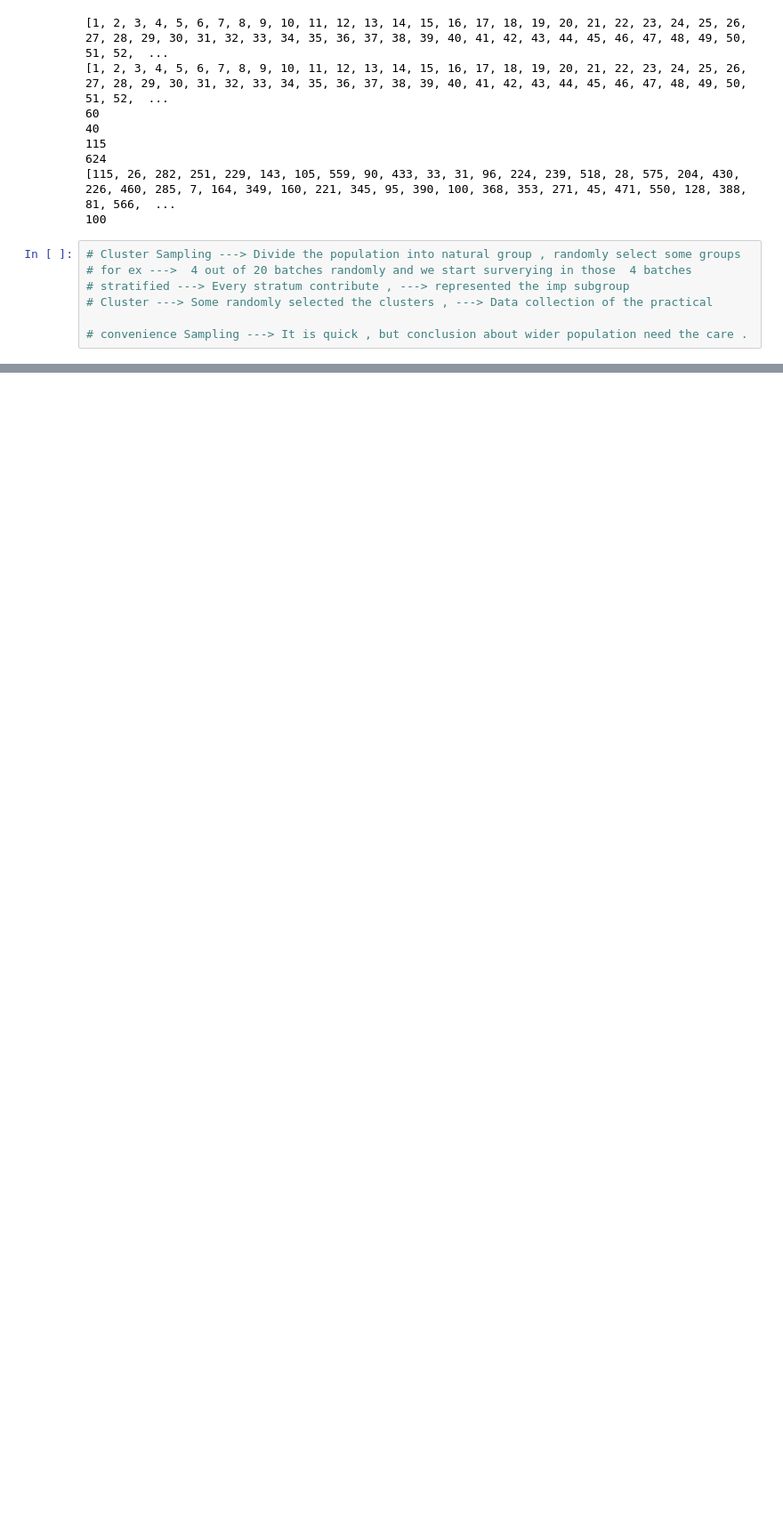
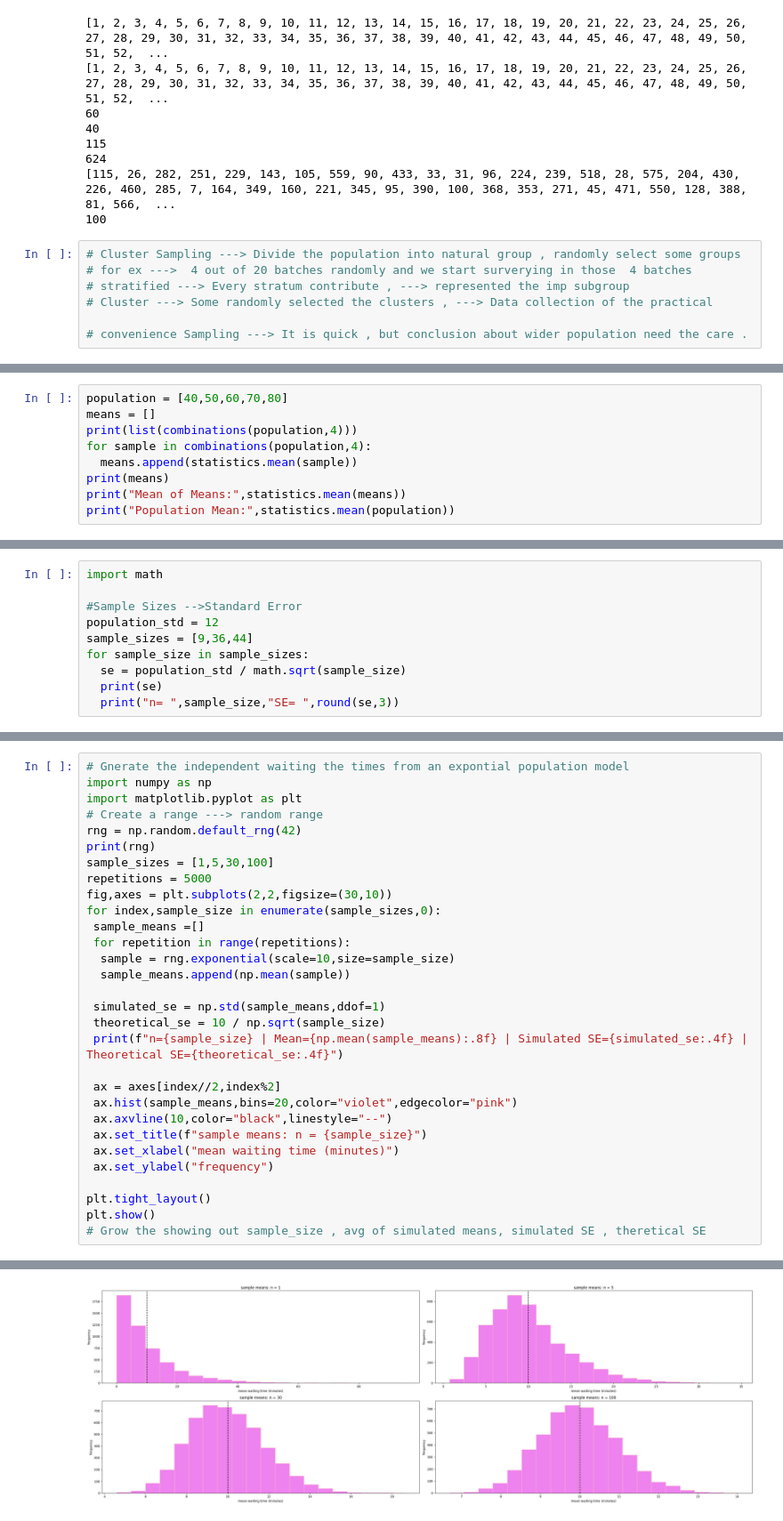
Before and after one commit to neerukondaramalakshmi2005-dotcom/DA-VSP-004-005-006---STATISTICS, a Jupyter notebook: STATISTICS.ipynb, the cells around one changed output, grey strips where cells are left out. Shown at 89% size. Cells and saved outputs as stored; diff of their text form; blank space fills up the shorter version.

```diff
--- a/STATISTICS.ipynb
+++ b/STATISTICS.ipynb
@@ -1103,0 +1162,9 @@ print(len(selected_students))
+# %%
+population = [40,50,60,70,80]
+means = []
+print(list(combinations(population,4)))
+for sample in combinations(population,4):
+  means.append(statistics.mean(sample))
+print(means)
+print("Mean of Means:",statistics.mean(means))
+print("Population Mean:",statistics.mean(population))
@@ -1103,0 +1200,10 @@ print(len(selected_students))
+# %%
+import math
+
+#Sample Sizes -->Standard Error
+population_std = 12
+sample_sizes = [9,36,44]
+for sample_size in sample_sizes:
+  se = population_std / math.sqrt(sample_size)
+  print(se)
+  print("n= ",sample_size,"SE= ",round(se,3))
@@ -1103,0 +1219,31 @@ print(len(selected_students))
+# %%
+# Gnerate the independent waiting the times from an expontial population model
+import numpy as np
+import matplotlib.pyplot as plt
+# Create a range ---> random range
+rng = np.random.default_rng(42)
+print(rng)
+sample_sizes = [1,5,30,100]
+repetitions = 5000
+fig,axes = plt.subplots(2,2,figsize=(30,10))
+for index,sample_size in enumerate(sample_sizes,0):
+ sample_means =[]
+ for repetition in range(repetitions):
+  sample = rng.exponential(scale=10,size=sample_size)
+  sample_means.append(np.mean(sample))
+
+ simulated_se = np.std(sample_means,ddof=1)
+ theoretical_se = 10 / np.sqrt(sample_size)
+ print(f"n={sample_size} | Mean={np.mean(sample_means):.8f} | Simulated SE={simulated_se:.4f} | Theoretical SE={theoretical_se:.4f}")
+
+ ax = axes[index//2,index%2]
+ ax.hist(sample_means,bins=20,color="violet",edgecolor="pink")
+ ax.axvline(10,color="black",linestyle="--")
+ ax.set_title(f"sample means: n = {sample_size}")
+ ax.set_xlabel("mean waiting time (minutes)")
+ ax.set_ylabel("frequency")
+
+plt.tight_layout()
+plt.show()
+# Grow the showing out sample_size , avg of simulated means, simulated SE , theretical SE
+# %% [output]
@@ -1103,0 +1255 @@ print(len(selected_students))
+[figure, added]
```
Also changed, not shown: parts of 10 cells of this notebook.
